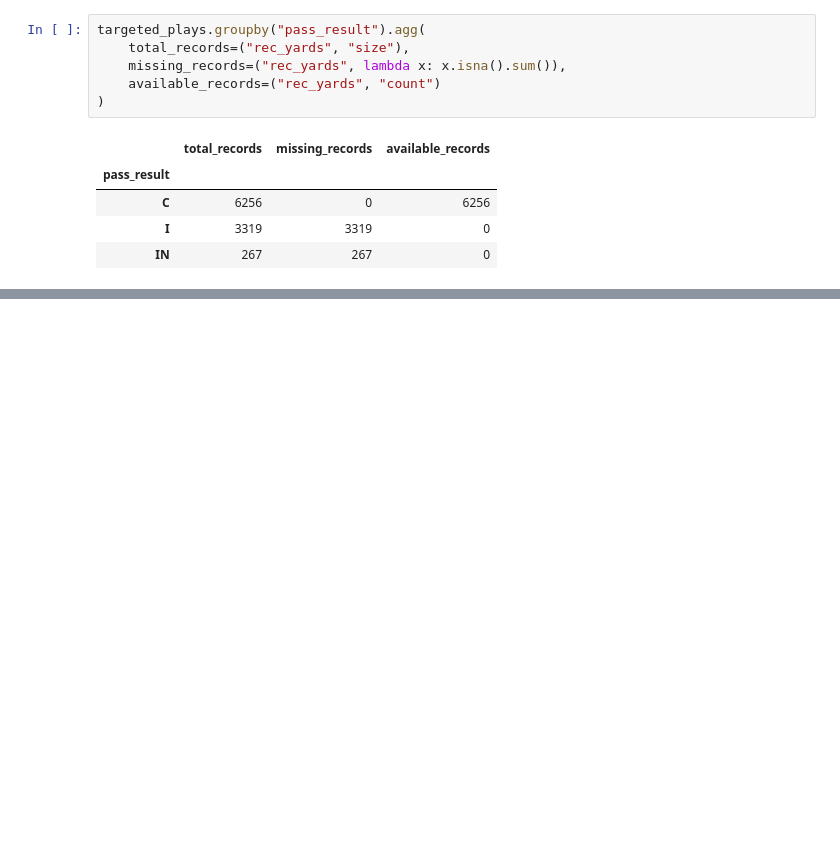
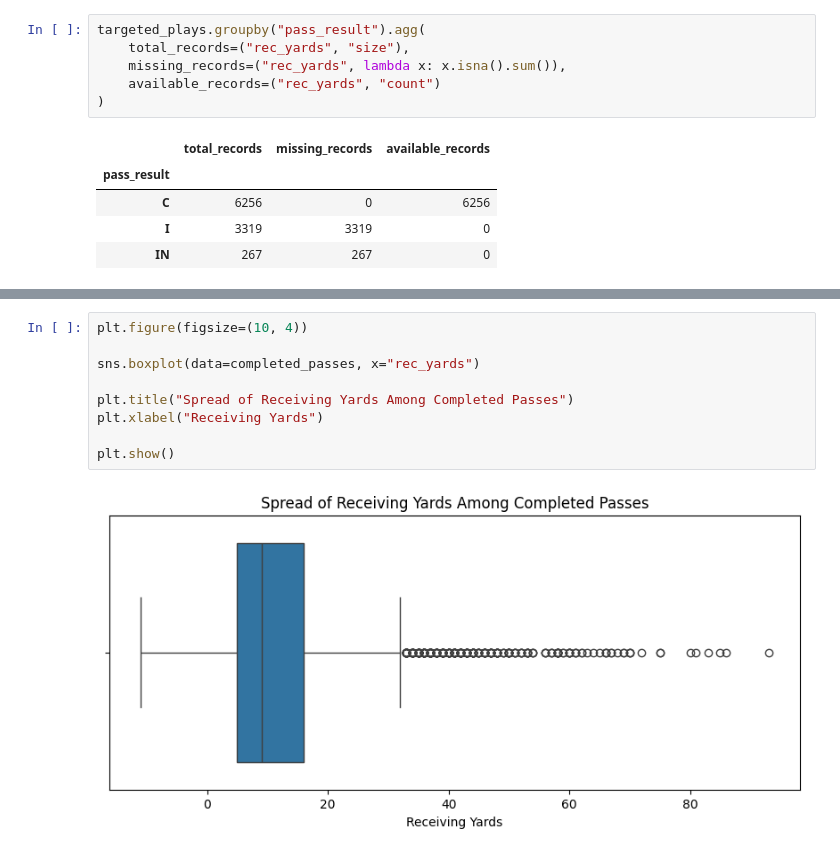
Before and after one commit to M-Codes6/nfl-combine-to-performance-analysis, a Jupyter notebook: notebooks/01_data_understanding.ipynb, the cells around one changed output, grey strips where cells are left out. Drawn from its saved outputs; the diff is of its cells as text; blank space fills up the shorter version.

```diff
--- a/notebooks/01_data_understanding.ipynb
+++ b/notebooks/01_data_understanding.ipynb
@@ -3710,0 +3846,11 @@ targeted_plays.groupby("pass_result").agg(
+# %%
+plt.figure(figsize=(10, 4))
+
+sns.boxplot(data=completed_passes, x="rec_yards")
+
+plt.title("Spread of Receiving Yards Among Completed Passes")
+plt.xlabel("Receiving Yards")
+
+plt.show()
+# %% [output]
+[figure, added]
```
Also changed, not shown: parts of 41 cells of this notebook.
